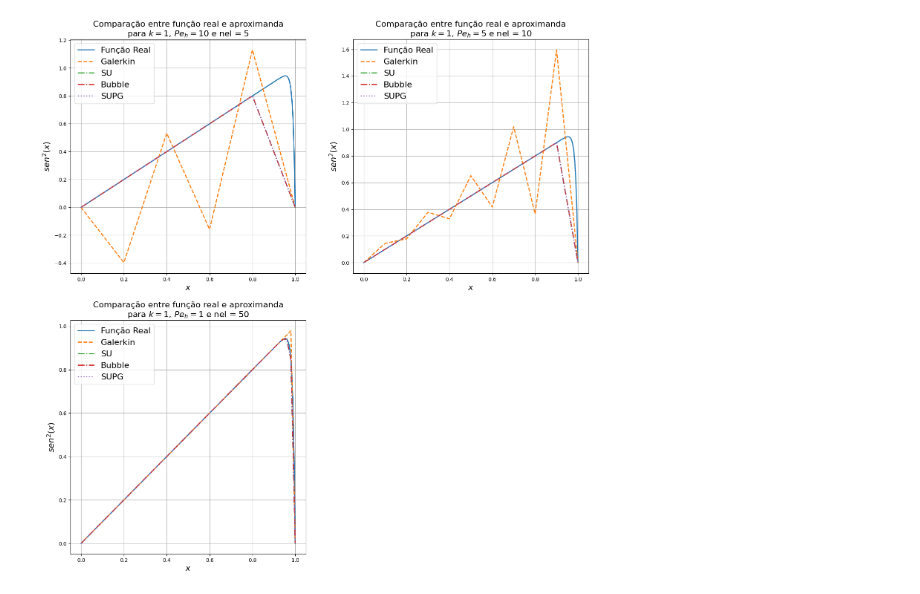
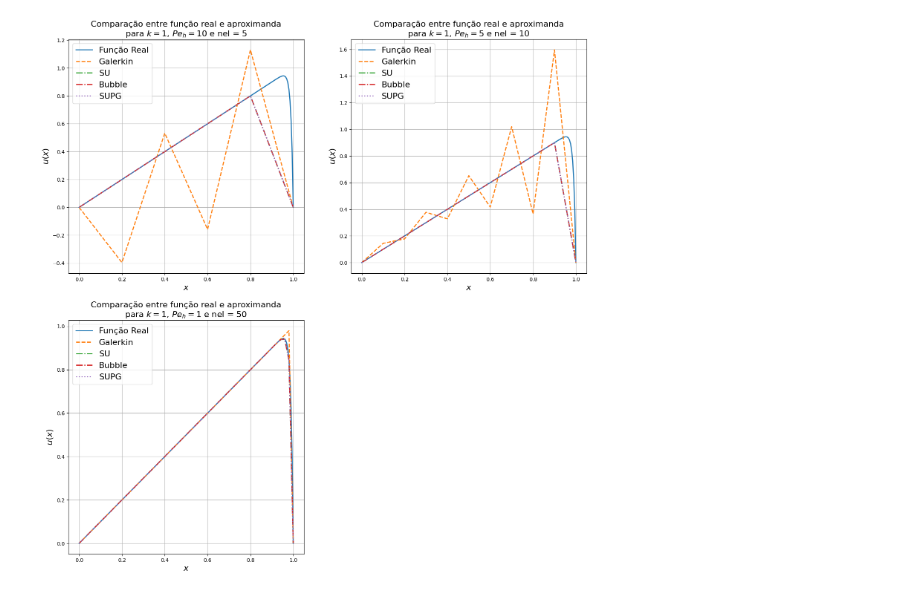
Before and after one commit to Esterci/FEM, a Jupyter notebook: lista_3/questao_1.ipynb, the cells around one changed output. Saved outputs shown, nothing was run; the diff lists cells and outputs as text; code cells hidden in the pictures.

```diff
--- a/lista_3/questao_1.ipynb
+++ b/lista_3/questao_1.ipynb
@@ -507,7 +605,7 @@ for k in k_list:
             fontsize=16,
         )
 
-        ax.set_ylabel("$sen^2(x)$", fontsize=16)
+        ax.set_ylabel("$u(x)$", fontsize=16)
         ax.set_xlabel("$x$", fontsize=16)
 
         # função real
@@ -590,32 +688,32 @@ for k in k_list:
         h, xl, alpha, l_2_error, l_2_dif_error = FEM(
             a,
             b,
             nel,
             k,
             kappa_dr_a,
             kappa_dr_b,
             g_a,
             g_b,
             q_a,
             q_b,
             kappa,
             epsilon,
             method="supg",
         )
 
         result_dict["base_" + str(k)]["erro"].append(l_2_error)
         result_dict["base_" + str(k)]["erro_dif"].append(l_2_dif_error)
         result_dict["base_" + str(k)]["h"].append(h)
 
         ax.plot(xl, alpha, linestyle=":", linewidth=2, label="SUPG")
 
         ax.legend(fontsize=16)
 
         ax.grid()
 
         plot_count += 1
 
     plt.show()
-    fig.savefig("figures/real_vs_mef_k_{}_q1.png".format(k))
+    fig.savefig("figures/real_vs_mef_k_{}_q1_c.png".format(k))
 # %% [output]
-[figure, old version]
+[figure, new version]
```
Also changed, not shown: parts of 1 cell of this notebook, 6 other files.
